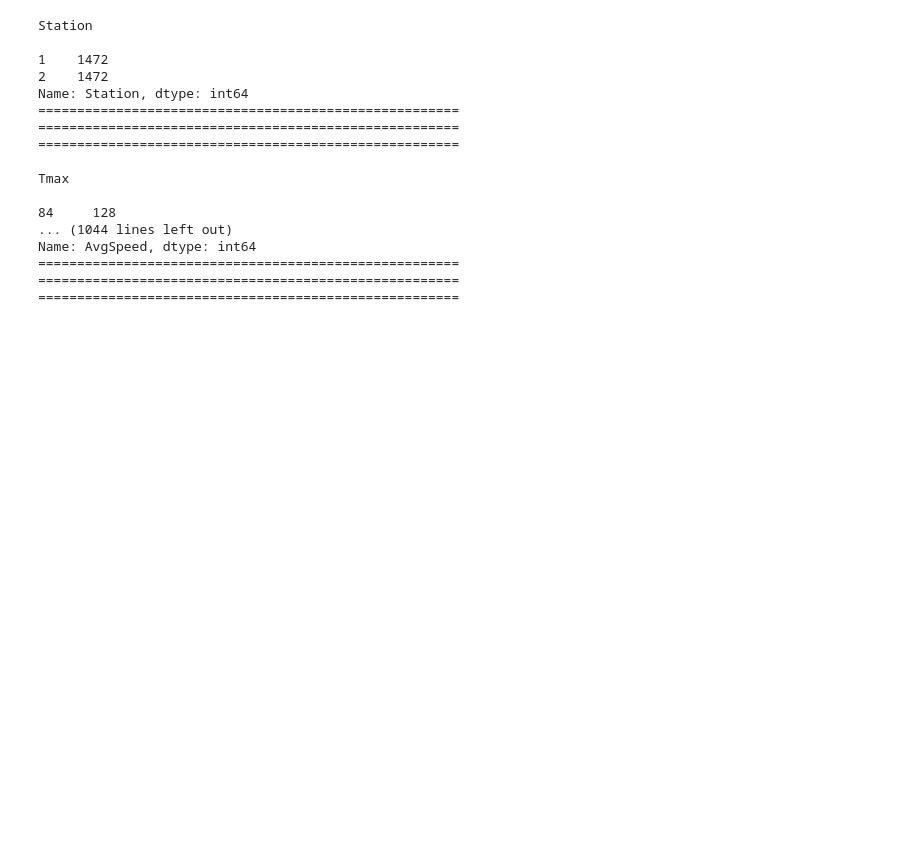
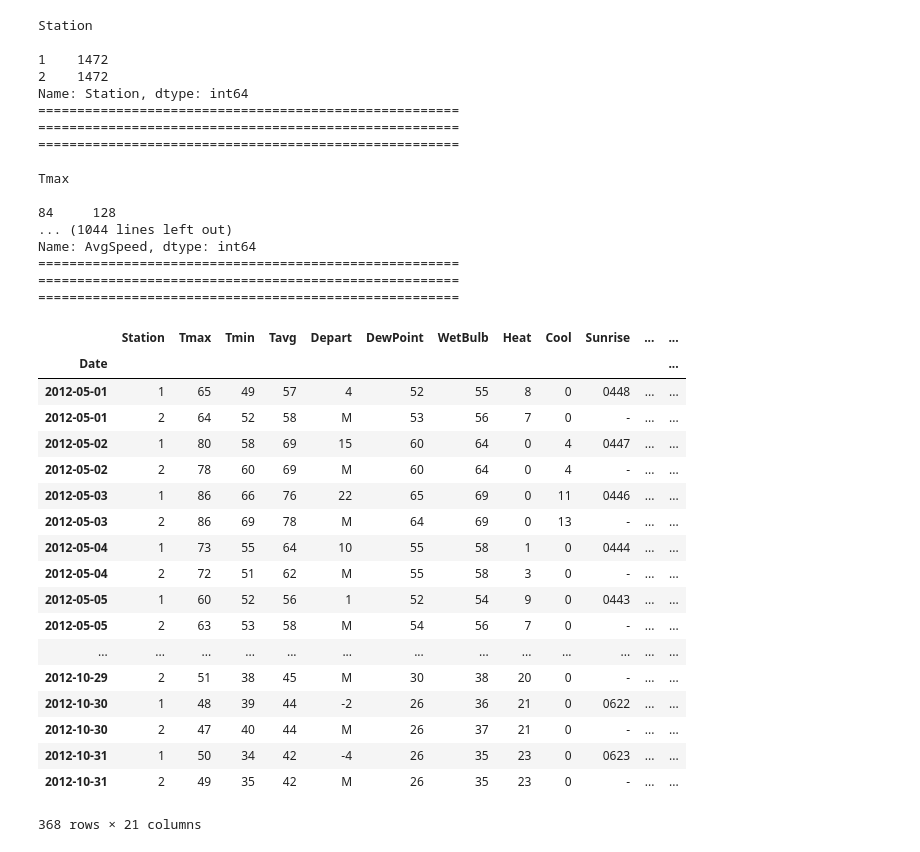
Before and after one commit to cl65610/west_nile, a Jupyter notebook: research/eda_work_weather.ipynb, the cells around one changed output. Saved outputs shown, nothing was run; the diff lists cells and outputs as text; code cells hidden in the pictures; blank space fills up the shorter version.

```diff
--- a/research/eda_work_weather.ipynb
+++ b/research/eda_work_weather.ipynb
@@ -148,6 +148,28 @@ Name: AvgSpeed, dtype: int64
 ======================================================
 ======================================================
 ======================================================
+# %%
+weather_df['2012']
+# %% [output]
+|  | Station | Tmax | Tmin | Tavg | Depart | DewPoint | WetBulb | Heat | Cool | Sunrise | ... | ... |
+| Date |  |  |  |  |  |  |  |  |  |  |  | ... |
+| 2012-05-01 | 1 | 65 | 49 | 57 | 4 | 52 | 55 | 8 | 0 | 0448 | ... | ... |
+| 2012-05-01 | 2 | 64 | 52 | 58 | M | 53 | 56 | 7 | 0 | - | ... | ... |
+| 2012-05-02 | 1 | 80 | 58 | 69 | 15 | 60 | 64 | 0 | 4 | 0447 | ... | ... |
+| 2012-05-02 | 2 | 78 | 60 | 69 | M | 60 | 64 | 0 | 4 | - | ... | ... |
+| 2012-05-03 | 1 | 86 | 66 | 76 | 22 | 65 | 69 | 0 | 11 | 0446 | ... | ... |
+| 2012-05-03 | 2 | 86 | 69 | 78 | M | 64 | 69 | 0 | 13 | - | ... | ... |
+| 2012-05-04 | 1 | 73 | 55 | 64 | 10 | 55 | 58 | 1 | 0 | 0444 | ... | ... |
+| 2012-05-04 | 2 | 72 | 51 | 62 | M | 55 | 58 | 3 | 0 | - | ... | ... |
+| 2012-05-05 | 1 | 60 | 52 | 56 | 1 | 52 | 54 | 9 | 0 | 0443 | ... | ... |
+| 2012-05-05 | 2 | 63 | 53 | 58 | M | 54 | 56 | 7 | 0 | - | ... | ... |
+| ... | ... | ... | ... | ... | ... | ... | ... | ... | ... | ... | ... | ... |
+| 2012-10-29 | 2 | 51 | 38 | 45 | M | 30 | 38 | 20 | 0 | - | ... | ... |
+| 2012-10-30 | 1 | 48 | 39 | 44 | -2 | 26 | 36 | 21 | 0 | 0622 | ... | ... |
+| 2012-10-30 | 2 | 47 | 40 | 44 | M | 26 | 37 | 21 | 0 | - | ... | ... |
+| 2012-10-31 | 1 | 50 | 34 | 42 | -4 | 26 | 35 | 23 | 0 | 0623 | ... | ... |
+| 2012-10-31 | 2 | 49 | 35 | 42 | M | 26 | 35 | 23 | 0 | - | ... | ... |
+368 rows × 21 columns
 # %%
 ## I am creating the engine that connects psql with my newly created database (west_nile)
 ## so that i can export the dataframes as tables
```
Also changed, not shown: 2 other files.
